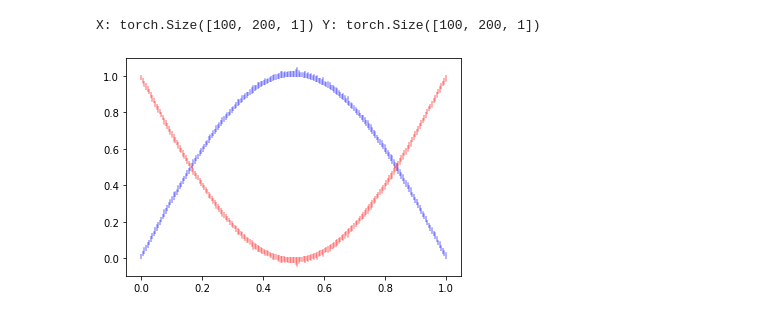
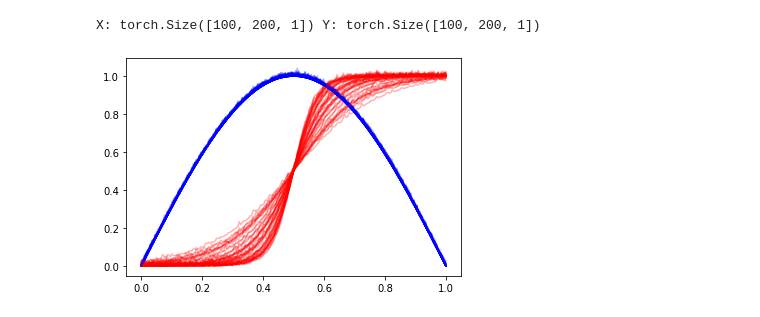
Before and after one commit to yildirimyigit/snWcnp, a Jupyter notebook: new_scripts/bcnp.ipynb, the cells around one changed output. Drawn from its saved outputs; the diff is of its cells as text; code cells hidden in the pictures.

```diff
--- a/new_scripts/bcnp.ipynb
+++ b/new_scripts/bcnp.ipynb
@@ -23,6 +23,16 @@ np.random.seed(42)
 # %% [output]
 cuda
 # %%
+def cx_sigm(n=10, t_max=200):
+    # rand_btw_7-30 * {-1, 1}
+    c1 = (torch.rand(n, 1) * 23 + 7) #* torch.from_numpy(np.random.choice([-1, 1], (n, 1)))  # c1 for steepness
+    t = torch.linspace(0, 1, t_max)
+    c2 = 0.5  # c2 midpoint
+
+    data = 1/(1 + torch.exp(-c1 * (t-c2)))
+    return data
+
+
 t_steps = 200
 num_demos = 100
 num_val = 20
@@ -32,7 +42,10 @@ x = torch.linspace(0, 1, t_steps).repeat(int(num_demos/2), 1)
 noise = torch.clamp(torch.randn(x.shape)*1e-4**0.5, min=0)
 y0 = torch.unsqueeze(torch.sin(x*torch.pi) + noise, 2)
 
-y1 = 1-y0
+
+noise = torch.clamp(torch.randn(x.shape)*1e-4**0.5, min=0)
+y1 = cx_sigm(int(num_demos/2), t_steps).view(int(num_demos/2), t_steps, 1)
+y1 += torch.unsqueeze(noise, 2)
 
 x = torch.unsqueeze(x.repeat(2,1), 2)
 y = torch.cat((y0, y1), 0)
@@ -45,16 +58,20 @@ path = "."
 vx = torch.linspace(0, 1, t_steps).repeat(int(num_val/2), 1)
 vnoise = torch.clamp(torch.randn(vx.shape)*1e-4**0.5, min=0)
 vy0 = torch.unsqueeze(torch.sin(vx*torch.pi) + vnoise, 2)
-vy1 = 1-vy0
+
+vnoise = torch.clamp(torch.randn(vx.shape)*1e-4**0.5, min=0)
+vy1 = cx_sigm(int(num_val/2), t_steps).view(int(num_val/2), t_steps, 1)
+vy1 += torch.unsqueeze(vnoise, 2)
 
 vx = torch.unsqueeze(vx.repeat(2,1), 2)
 vy = torch.cat((vy0, vy1), 0)
 # %% [output]
 X: torch.Size([100, 200, 1]) Y: torch.Size([100, 200, 1])
 # %%
-plt.plot(x[:50, :, 0], y[:50, :, 0], 'b', alpha=0.3)
-plt.plot(x[51:, :, 0], y[51:, :, 0], 'r', alpha=0.3)
+for i in range(int(num_demos/2)):
+    plt.plot(x[i, :, 0], y[i, :, 0], 'b', alpha=0.3)
+    plt.plot(x[i+int(num_demos/2), :, 0], y[i+int(num_demos/2), :, 0], 'r', alpha=0.3)
 plt.show()
 # %% [output]
-[figure, old version]
+[figure, new version]
 # %%
```
Also changed, not shown: parts of 2 cells of this notebook.
